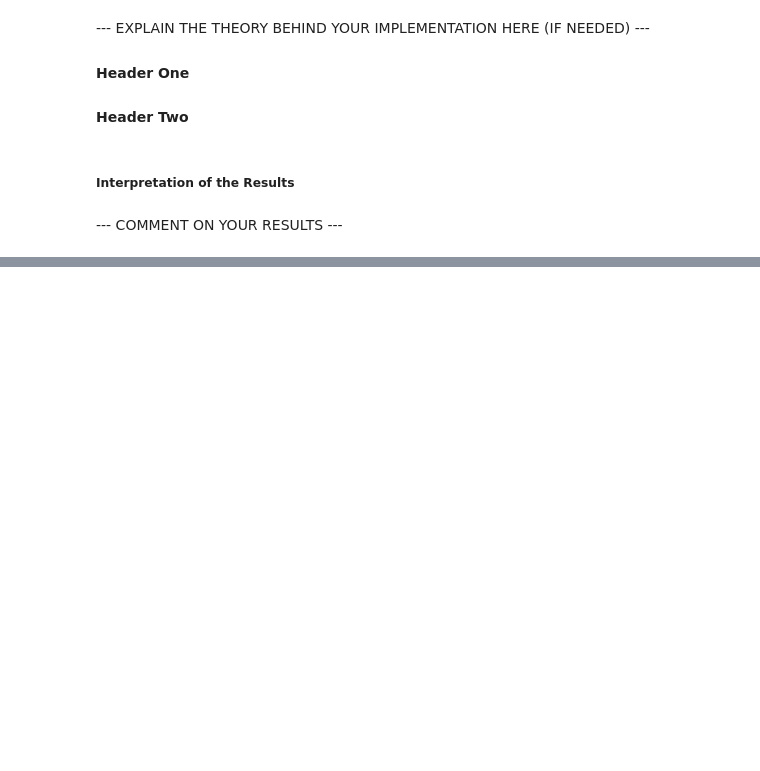
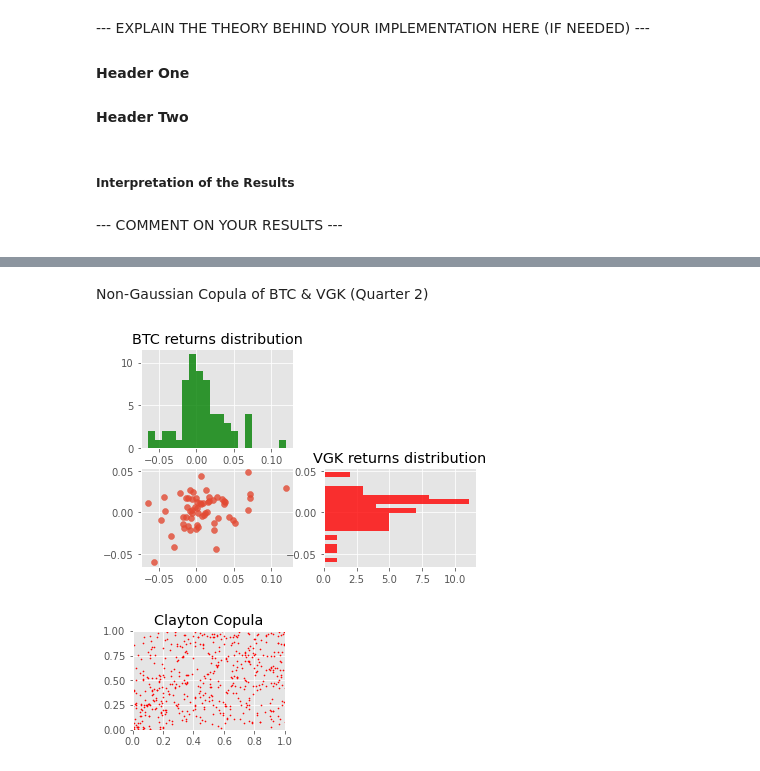
Before and after one commit to rahul-deshmukhpatil/wq, a Jupyter notebook: econometrics/group-work-3/GWP3.ipynb, the cells around one changed output, grey strips where cells are left out. Saved outputs shown, nothing was run; the diff lists cells and outputs as text; code cells hidden in the pictures; blank space fills up the shorter version.

```diff
--- a/econometrics/group-work-3/GWP3.ipynb
+++ b/econometrics/group-work-3/GWP3.ipynb
@@ -376,0 +226,39 @@ print(coint(q2_gold_returns, np.array([q2_vgk_returns, q2_btc_returns]).T))
+# %%
+from copulalib.copulalib import Copula
+from array import array
+
+dataset = q2_returns[q2_returns.VGK != 0] # remove non-trading days for VGK
+
+# Visualise data in scatterplot and histograms
+def plotDistributions(x, y):
+    fig = plt.figure()
+    fig.add_subplot(2,2,1)
+    plt.hist(x, bins=20, color='green', alpha=0.8, align='mid')
+    plt.title('BTC returns distribution')
+    fig.add_subplot(2,2,3)
+    plt.scatter(x, y, marker="o", alpha=0.8)
+    fig.add_subplot(2,2,4)
+    plt.title('Joint X,Y')
+    plt.hist(y, bins=20, orientation='horizontal', color='red', alpha=0.8, align='mid')
+    plt.title('VGK returns distribution')
+    plt.show()
+
+# Generate Clayton Copula
+def plotClaytonCopula(x, y):
+    fig = plt.figure()
+    clayton = Copula(x, y, family='clayton')
+    uc, vc = clayton.generate_uv(500)
+    fig.add_subplot(2,2,2)
+    plt.scatter(uc,vc,marker='.', s=5, color='red')
+    plt.ylim(0,1)
+    plt.xlim(0,1)
+    plt.title('Clayton Copula')
+    plt.show()
+# %% [markdown]
+Non-Gaussian Copula of BTC & VGK (Quarter 2)
+# %%
+plotDistributions(dataset.BTC, dataset.VGK)
+plotClaytonCopula(dataset.BTC, dataset.VGK)
+# %% [output]
+[figure, added]
+[figure, added]
```
Also changed, not shown: parts of 53 cells of this notebook.
